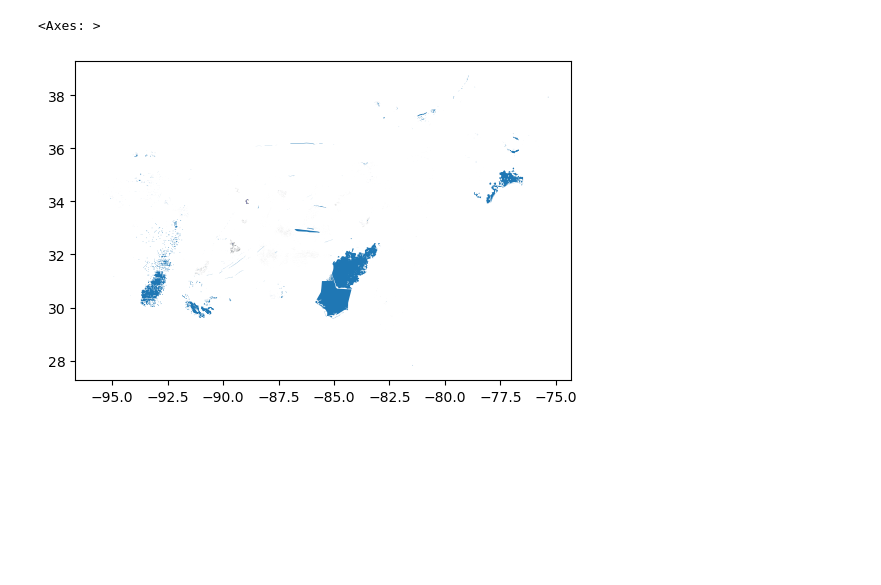
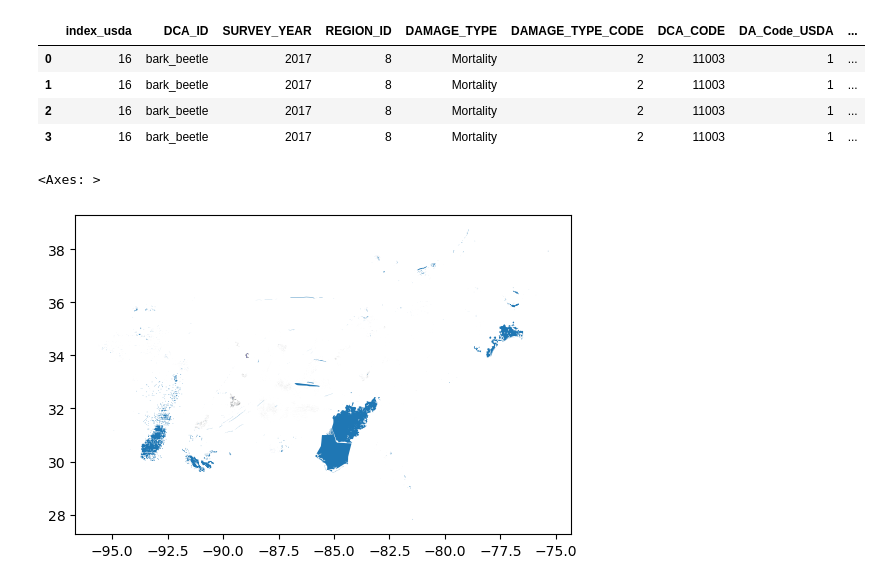
Before and after one commit to Franziska279/ForExD-WP1-P1, a Jupyter notebook: src/01_ids_preprocessing.ipynb, the cells around one changed output. Cells and saved outputs as stored; diff of their text form; code cells hidden in the pictures; blank space fills up the shorter version.

```diff
--- a/src/01_ids_preprocessing.ipynb
+++ b/src/01_ids_preprocessing.ipynb
@@ -58 +90,9 @@ From 2016 to 2020, there were multiple wind and insect disturbances recorded by
+# %%
+exploded_df.head(4)
+# %% [output]
+|  | index_usda | DCA_ID | SURVEY_YEAR | REGION_ID | DAMAGE_TYPE | DAMAGE_TYPE_CODE | DCA_CODE | DA_Code_USDA | ... |
+| 0 | 16 | bark_beetle | 2017 | 8 | Mortality | 2 | 11003 | 1 | ... |
+| 1 | 16 | bark_beetle | 2017 | 8 | Mortality | 2 | 11003 | 1 | ... |
+| 2 | 16 | bark_beetle | 2017 | 8 | Mortality | 2 | 11003 | 1 | ... |
+| 3 | 16 | bark_beetle | 2017 | 8 | Mortality | 2 | 11003 | 1 | ... |
 # %%
```
Also changed, not shown: parts of 6 cells of this notebook, 1 other file.
